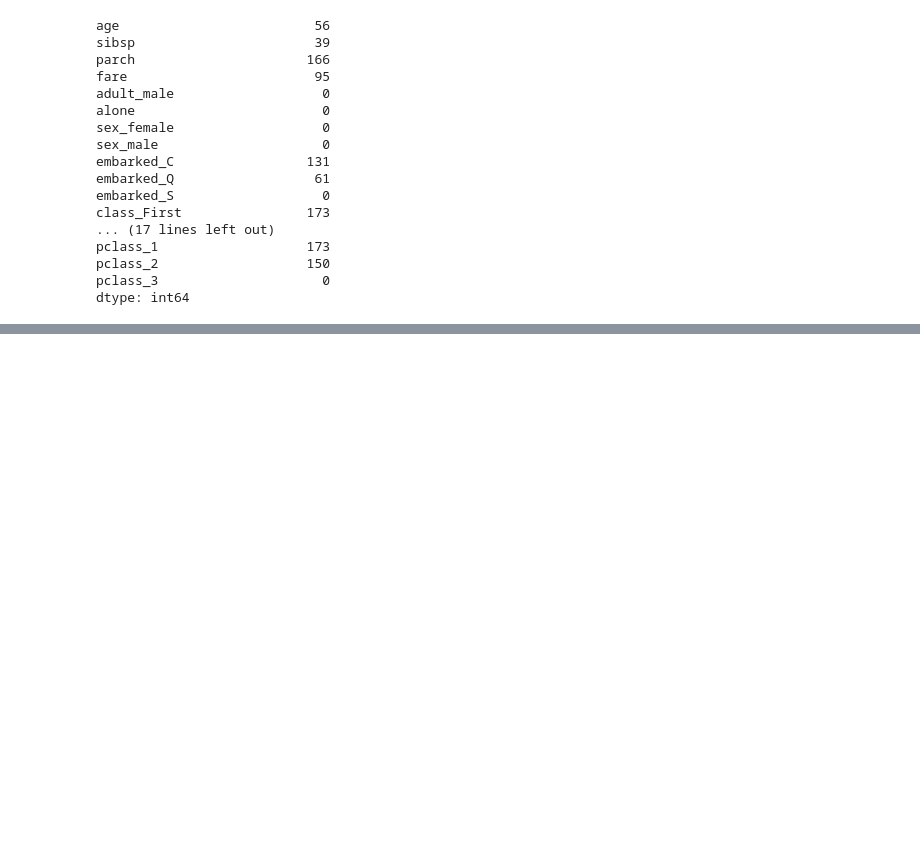
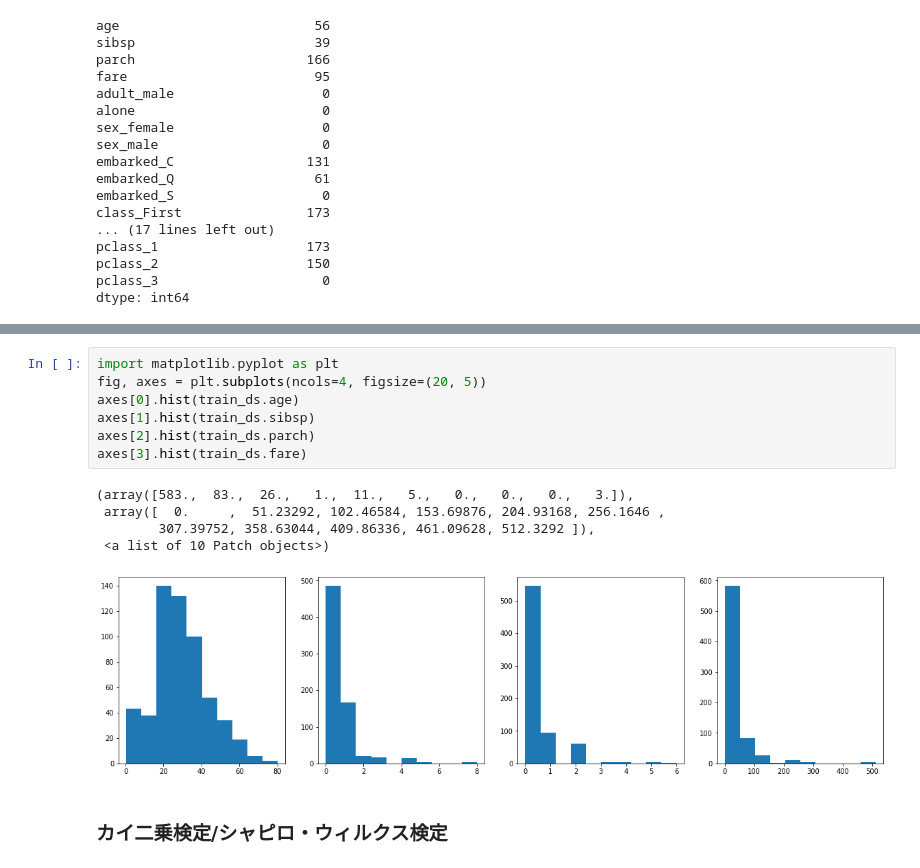
Before and after one commit to kackey0-1/ml_handson, a Jupyter notebook: data_exploratory_100/7_preprocessing_training_data.ipynb, the cells around one changed output, grey strips where cells are left out. Saved outputs shown, nothing was run; the diff lists cells and outputs as text; blank space fills up the shorter version.

```diff
--- a/data_exploratory_100/7_preprocessing_training_data.ipynb
+++ b/data_exploratory_100/7_preprocessing_training_data.ipynb
@@ -240,0 +268,15 @@ a
+# %%
+import matplotlib.pyplot as plt
+fig, axes = plt.subplots(ncols=4, figsize=(20, 5))
+axes[0].hist(train_ds.age)
+axes[1].hist(train_ds.sibsp)
+axes[2].hist(train_ds.parch)
+axes[3].hist(train_ds.fare)
+# %% [output]
+(array([583.,  83.,  26.,   1.,  11.,   5.,   0.,   0.,   0.,   3.]),
+ array([  0.     ,  51.23292, 102.46584, 153.69876, 204.93168, 256.1646 ,
+        307.39752, 358.63044, 409.86336, 461.09628, 512.3292 ]),
+ <a list of 10 Patch objects>)
+[figure, added]
+# %% [markdown]
+### カイ二乗検定/シャピロ・ウィルクス検定
```
Also changed, not shown: parts of 8 cells of this notebook.
